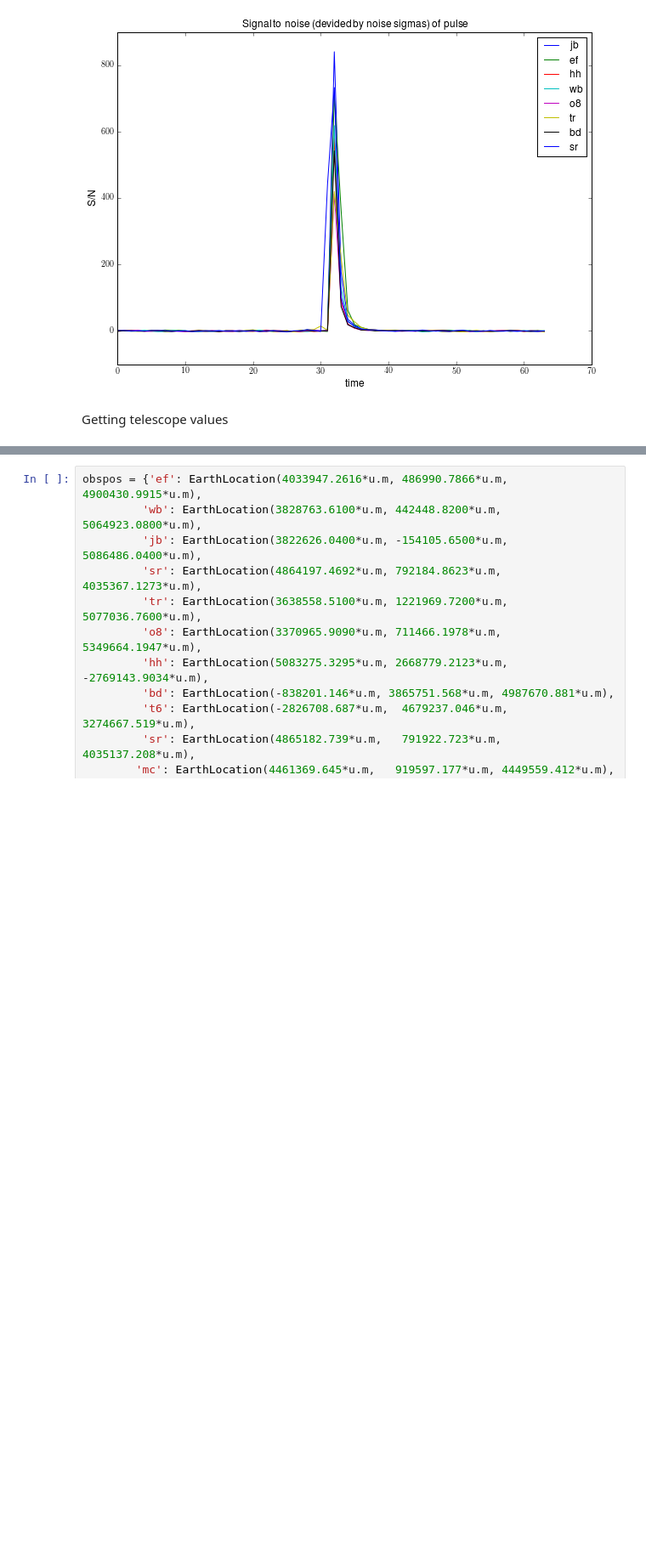
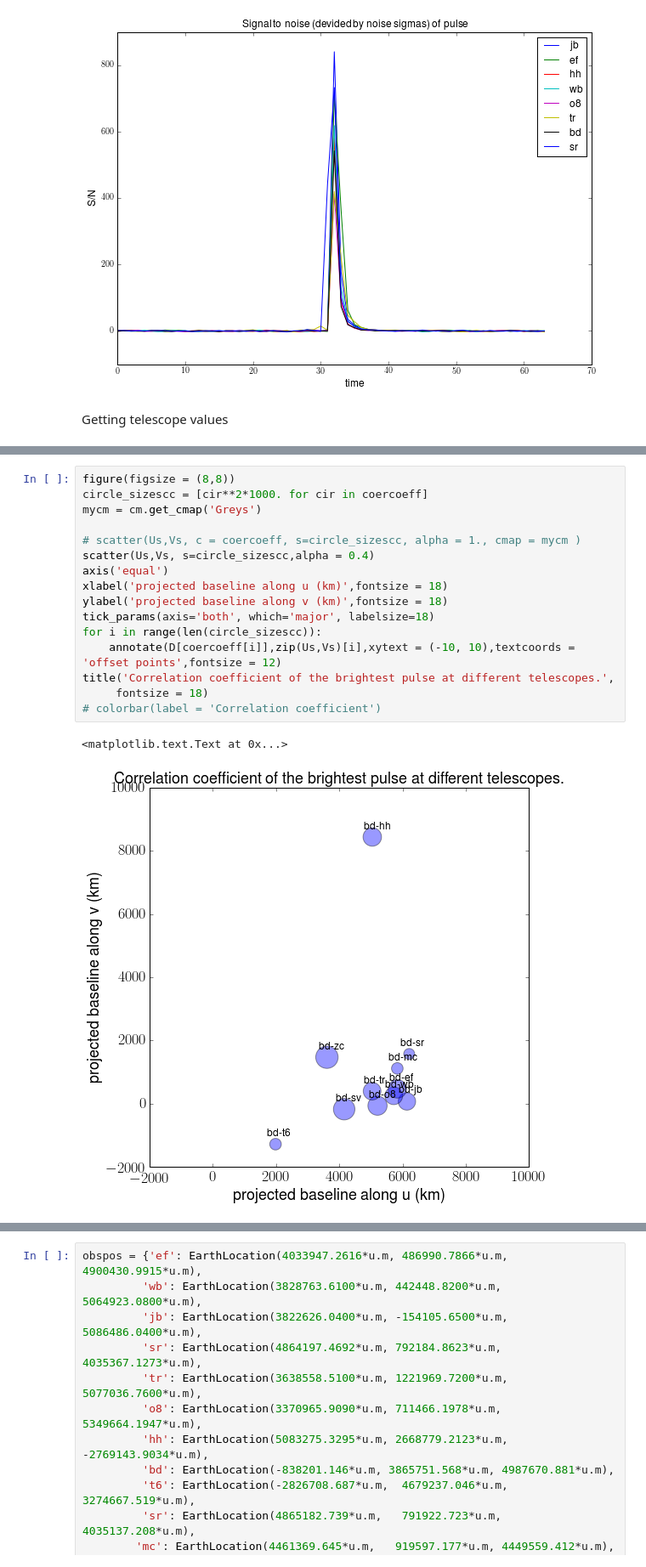
Before and after one commit to xiaozhengxu/scint_analysis, a Jupyter notebook: EVN_crab/process_frequency.ipynb, the cells around one changed output, grey strips where cells are left out. Shown at 85% size. Drawn from its saved outputs; the diff is of its cells as text; blank space fills up the shorter version.

```diff
--- a/EVN_crab/process_frequency.ipynb
+++ b/EVN_crab/process_frequency.ipynb
@@ -233,0 +329,19 @@ Getting telescope values
+# %%
+figure(figsize = (8,8))
+circle_sizescc = [cir**2*1000. for cir in coercoeff]
+mycm = cm.get_cmap('Greys')
+
+# scatter(Us,Vs, c = coercoeff, s=circle_sizescc, alpha = 1., cmap = mycm )
+scatter(Us,Vs, s=circle_sizescc,alpha = 0.4)
+axis('equal')
+xlabel('projected baseline along u (km)',fontsize = 18)
+ylabel('projected baseline along v (km)',fontsize = 18)
+tick_params(axis='both', which='major', labelsize=18)
+for i in range(len(circle_sizescc)):
+    annotate(D[coercoeff[i]],zip(Us,Vs)[i],xytext = (-10, 10),textcoords = 'offset points',fontsize = 12)
+title('Correlation coefficient of the brightest pulse at different telescopes.',
+     fontsize = 18)
+# colorbar(label = 'Correlation coefficient')
+# %% [output]
+<matplotlib.text.Text at 0x...>
+[figure, added]
```
Also changed, not shown: parts of 10 cells of this notebook, 2 other files.
